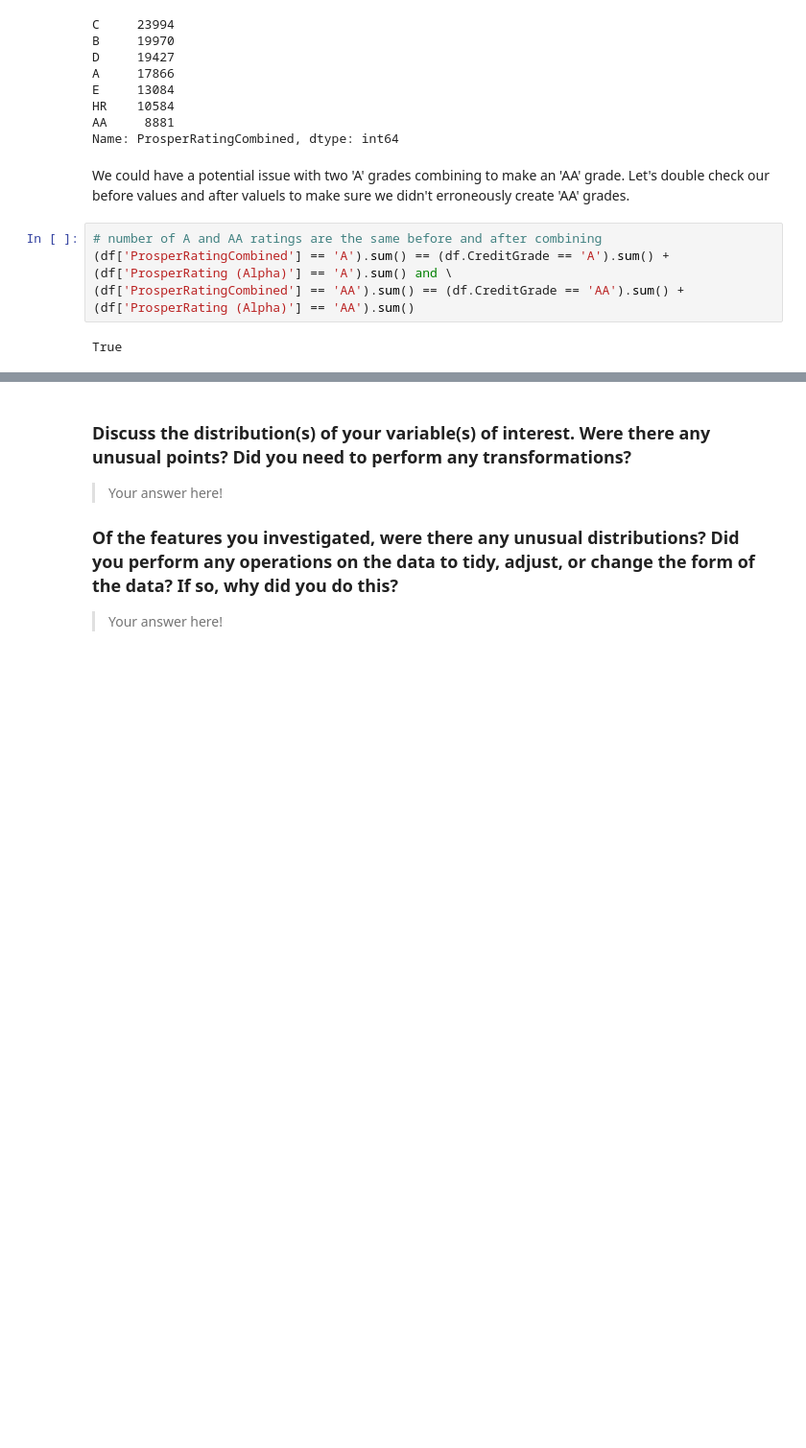
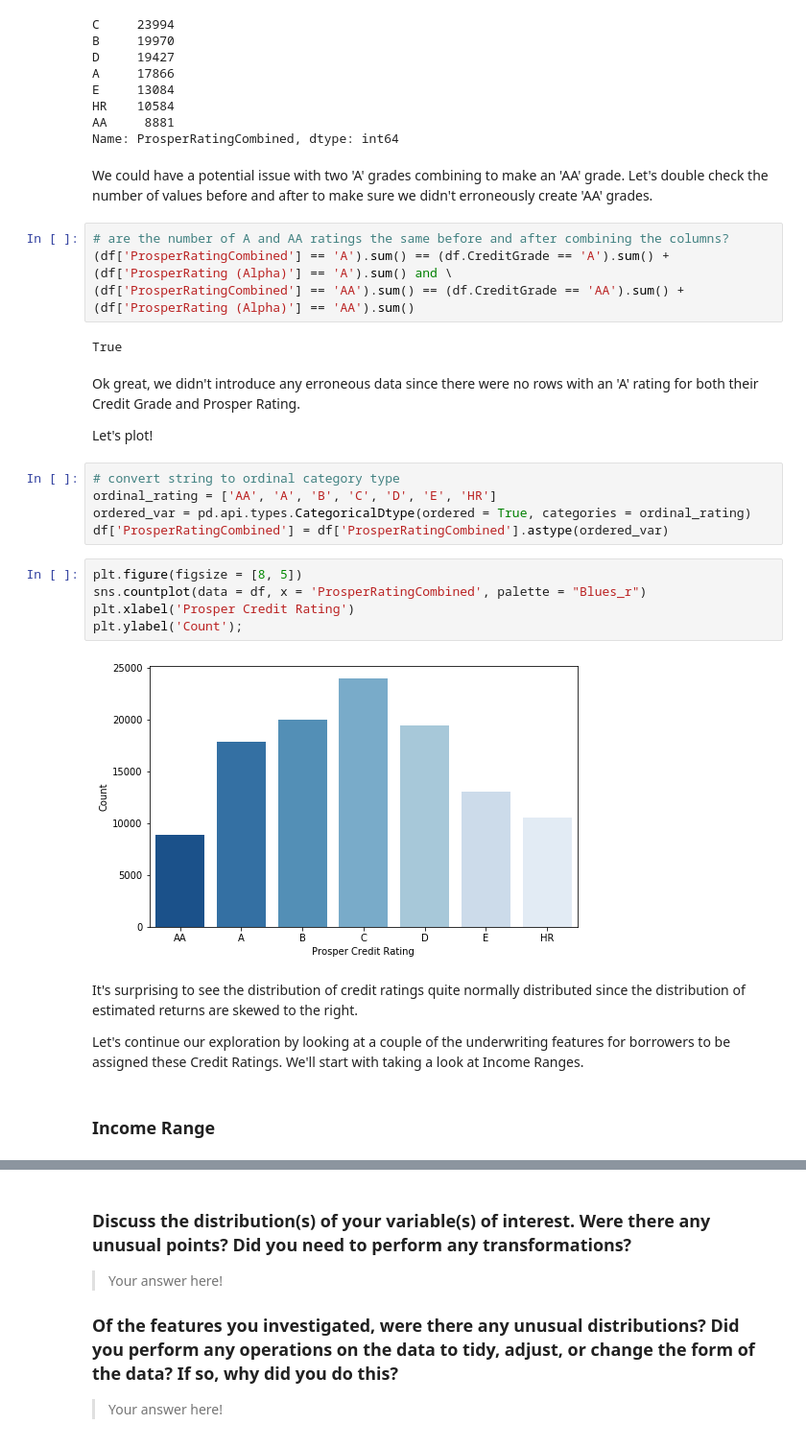
Before and after one commit to 0xjimm/prosper-loan-data-findings, a Jupyter notebook: prosper-loan-data-exploration.ipynb, the cells around one changed output, grey strips where cells are left out. Shown: that part at 96% size. Saved outputs shown, nothing was run; the diff lists cells and outputs as text; blank space fills up the shorter version.

Commit message:
Complete univariate exploration

```diff
--- a/prosper-loan-data-exploration.ipynb
+++ b/prosper-loan-data-exploration.ipynb
@@ -225,10 +286,32 @@ HR    10584
 AA     8881
 Name: ProsperRatingCombined, dtype: int64
 # %% [markdown]
-We could have a potential issue with two 'A' grades combining to make an 'AA' grade.  Let's double check our before values and after valuels to make sure we didn't erroneously create 'AA' grades.
+We could have a potential issue with two 'A' grades combining to make an 'AA' grade.  Let's double check the number of values before and after to make sure we didn't erroneously create 'AA' grades.
 # %%
-# number of A and AA ratings are the same before and after combining
+# are the number of A and AA ratings the same before and after combining the columns?
 (df['ProsperRatingCombined'] == 'A').sum() == (df.CreditGrade == 'A').sum() + (df['ProsperRating (Alpha)'] == 'A').sum() and \
 (df['ProsperRatingCombined'] == 'AA').sum() == (df.CreditGrade == 'AA').sum() + (df['ProsperRating (Alpha)'] == 'AA').sum()
 # %% [output]
 True
+# %% [markdown]
+Ok great, we didn't introduce any erroneous data since there were no rows with an 'A' rating for both their Credit Grade and Prosper Rating.
+
+Let's plot!
+# %%
+# convert string to ordinal category type
+ordinal_rating = ['AA', 'A', 'B', 'C', 'D', 'E', 'HR']
+ordered_var = pd.api.types.CategoricalDtype(ordered = True, categories = ordinal_rating)
+df['ProsperRatingCombined'] = df['ProsperRatingCombined'].astype(ordered_var)
+# %%
+plt.figure(figsize = [8, 5])
+sns.countplot(data = df, x = 'ProsperRatingCombined', palette = "Blues_r")
+plt.xlabel('Prosper Credit Rating')
+plt.ylabel('Count');
+# %% [output]
+[figure, added]
+# %% [markdown]
+It's surprising to see the distribution of credit ratings quite normally distributed since the distribution of estimated returns are skewed to the right.
+
+Let's continue our exploration by looking at a couple of the underwriting features for borrowers to be assigned these Credit Ratings.  We'll start with taking a look at Income Ranges.
+# %% [markdown]
+### Income Range
```
Also changed, not shown: parts of 22 cells of this notebook.
